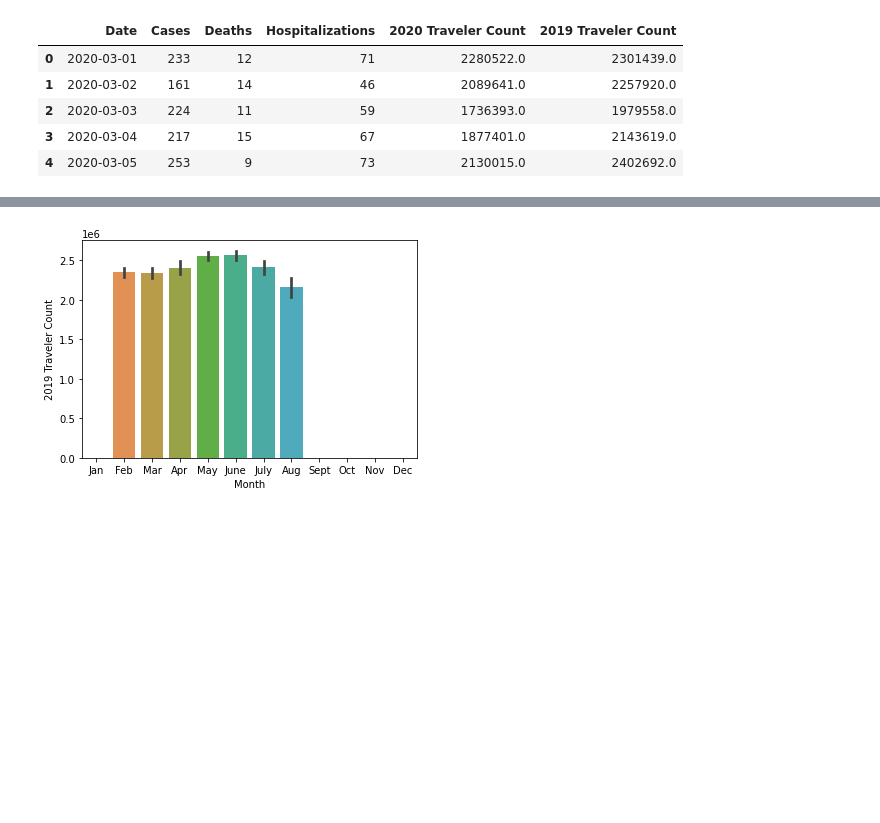
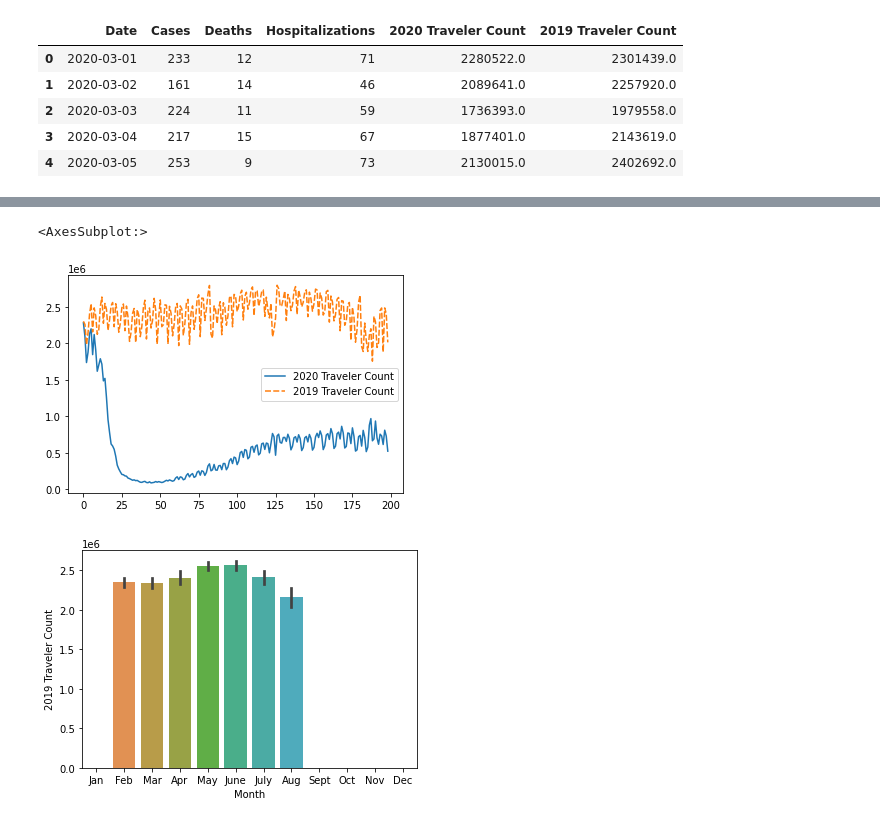
Before and after one commit to abielhammonds/COVID19_TravelStats_Project, a Jupyter notebook: COVID19Travel_Visualizations.ipynb, the cells around one changed output, grey strips where cells are left out. Cells and saved outputs as stored; diff of their text form; code cells hidden in the pictures; blank space fills up the shorter version.

Commit message:
added a second sample chart

```diff
--- a/COVID19Travel_Visualizations.ipynb
+++ b/COVID19Travel_Visualizations.ipynb
@@ -141,3 +141,9 @@ tsa_df.head()
+# %%
+#This is a sample plot with both years on it - I've lost my axes
+sns.lineplot(data=tsa_df)
+# %% [output]
+<AxesSubplot:>
+[figure, added]
 # %%
 #What was 'typical' travel like each month in 2019?
 #I'm looking for a way to plot 2020 and 2019 together
```
Also changed, not shown: parts of 2 cells of this notebook.
